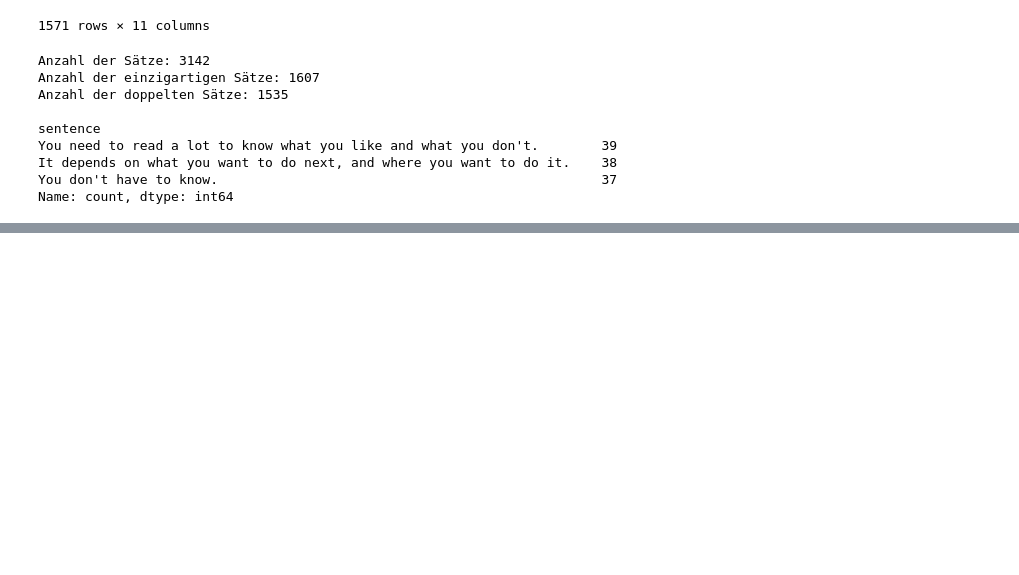
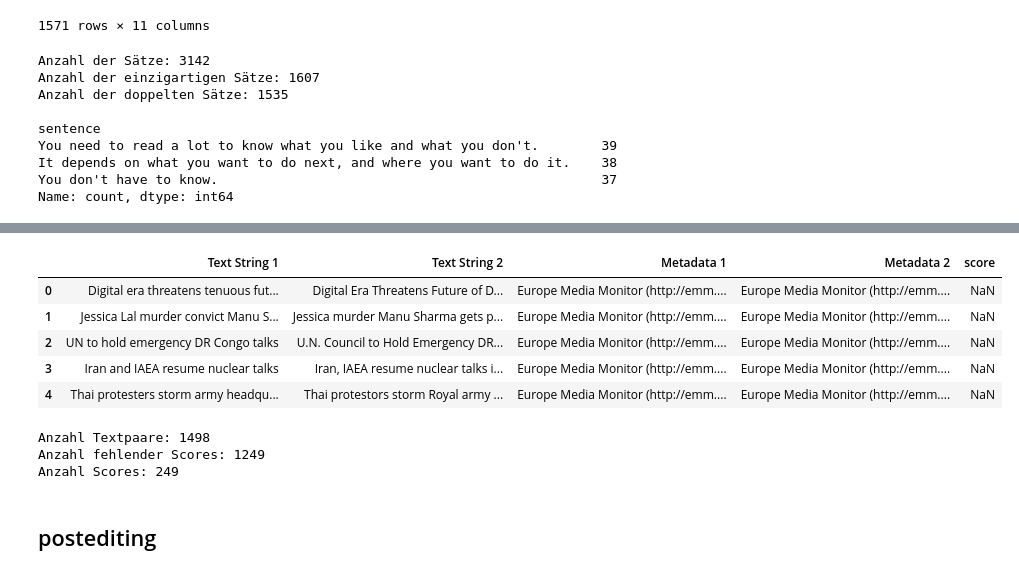
Before and after one commit to Phillus1999/data_science_2, a Jupyter notebook: projects/uebung_2/eda2.ipynb, the cells around one changed output, grey strips where cells are left out. Drawn from its saved outputs; the diff is of its cells as text; code cells hidden in the pictures; blank space fills up the shorter version.

```diff
--- a/projects/uebung_2/eda2.ipynb
+++ b/projects/uebung_2/eda2.ipynb
@@ -262,0 +327,16 @@ Name: count, dtype: int64
+# %%
+df_headlines = pd.read_csv('sts2016-english-with-gs-v1.0/STS2016.input.headlines.txt', sep='\t', header=None, names=column_names)
+data = []
+with open('sts2016-english-with-gs-v1.0/STS2016.gs.headlines.txt', 'r') as file:
+    for line in file:
+        # If the line is empty or just contains a newline character, add NaN
+        if line.strip() == '':
+            data.append([np.nan])
+        else:
+            # Otherwise, add the value to the data list
+            data.append([line.strip()])
+
+gs_headlines = pd.DataFrame(data, columns=['score'])
+
+df_headlines.info()
+gs_headlines.info()
@@ -262,0 +363,20 @@ Name: count, dtype: int64
+# %%
+df_headlines = pd.concat([df_headlines, gs_headlines], axis=1)
+df_headlines.head()
+# %% [output]
+|  | Text String 1 | Text String 2 | Metadata 1 | Metadata 2 | score |
+| 0 | Digital era threatens tenuous fut... | Digital Era Threatens Future of D... | Europe Media Monitor (http://emm.... | Europe Media Monitor (http://emm.... | NaN |
+| 1 | Jessica Lal murder convict Manu S... | Jessica murder Manu Sharma gets p... | Europe Media Monitor (http://emm.... | Europe Media Monitor (http://emm.... | NaN |
+| 2 | UN to hold emergency DR Congo talks | U.N. Council to Hold Emergency DR... | Europe Media Monitor (http://emm.... | Europe Media Monitor (http://emm.... | NaN |
+| 3 | Iran and IAEA resume nuclear talks | Iran, IAEA resume nuclear talks i... | Europe Media Monitor (http://emm.... | Europe Media Monitor (http://emm.... | NaN |
+| 4 | Thai protesters storm army headqu... | Thai protestors storm Royal army ... | Europe Media Monitor (http://emm.... | Europe Media Monitor (http://emm.... | NaN |
+# %%
+print(f'Anzahl Textpaare: {len(df_headlines)}')
+print(f'Anzahl fehlender Scores: {df_headlines["score"].isna().sum()}')
+print(f'Anzahl Scores: {len(df_headlines) - df_headlines["score"].isna().sum()}')
+# %% [output]
+Anzahl Textpaare: 1498
+Anzahl fehlender Scores: 1249
+Anzahl Scores: 249
+# %% [markdown]
+## postediting
```
Also changed, not shown: parts of 19 cells of this notebook, 2 other files.
